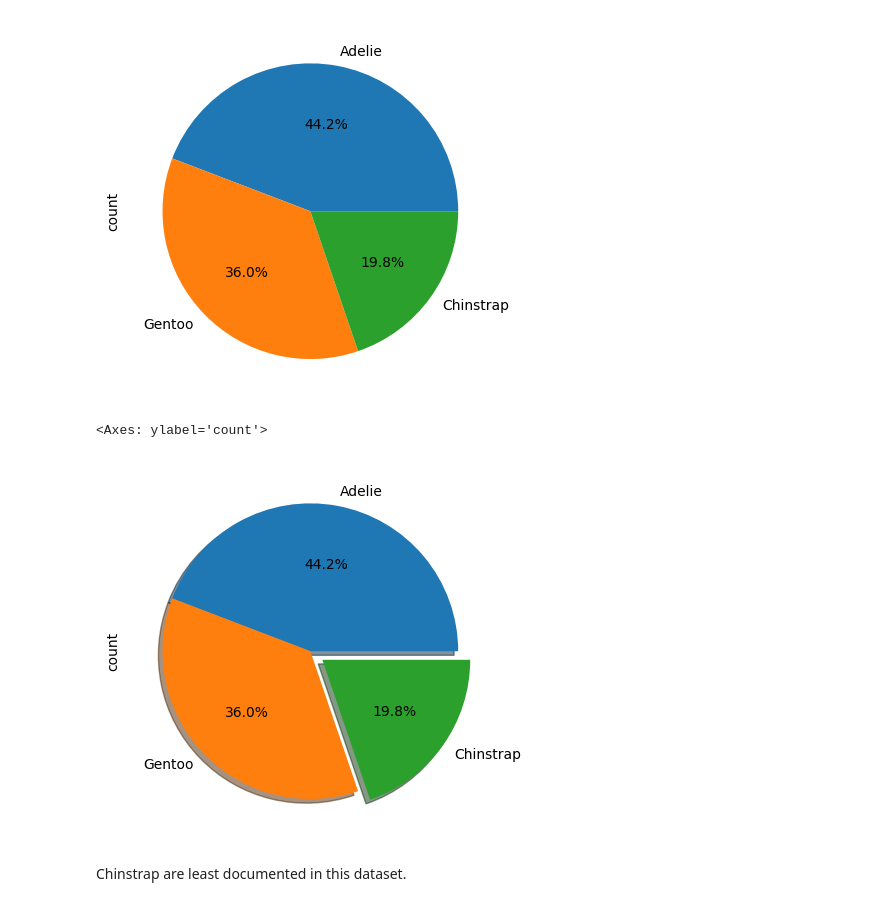
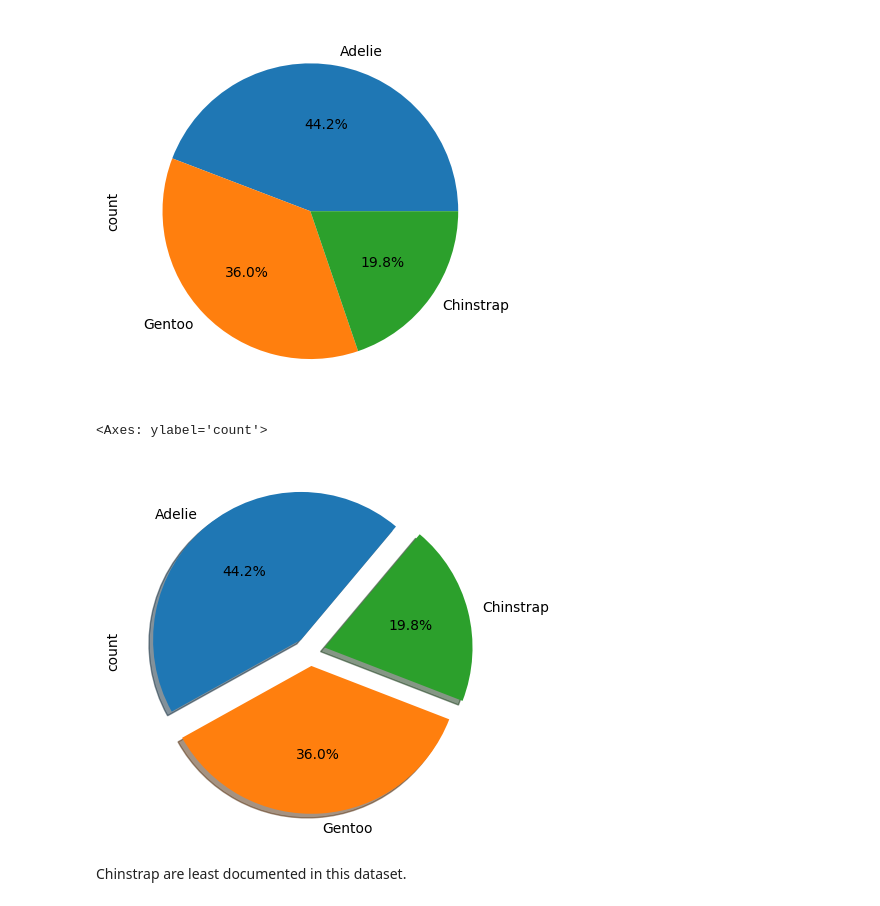
Before and after one commit to holmstead/principles_of_data_analytics, a Jupyter notebook: penguins.ipynb, the cells around one changed output. Saved outputs shown, nothing was run; the diff lists cells and outputs as text; code cells hidden in the pictures.

Commit message:
modify pie charts

```diff
--- a/penguins.ipynb
+++ b/penguins.ipynb
@@ -221,10 +222,11 @@ species_count.plot.pie(y='body_mass_g', autopct='%1.1f%%')
 <Axes: ylabel='count'>
 [figure]
 # %%
-species_count.plot.pie(y='body_mass_g', autopct='%1.1f%%',explode=(0, 0, 0.1), shadow=True, startangle=0)
+# explde the chart, rotate too
+species_count.plot.pie(y='body_mass_g', autopct='%1.1f%%',explode=(0.1, 0.1, 0.1), shadow=True, startangle=50)
 # %% [output]
 <Axes: ylabel='count'>
-[figure, old version]
+[figure, new version]
 # %% [markdown]
 Chinstrap are least documented in this dataset.
 # %% [markdown]
```
Also changed, not shown: parts of 1 cell of this notebook.
